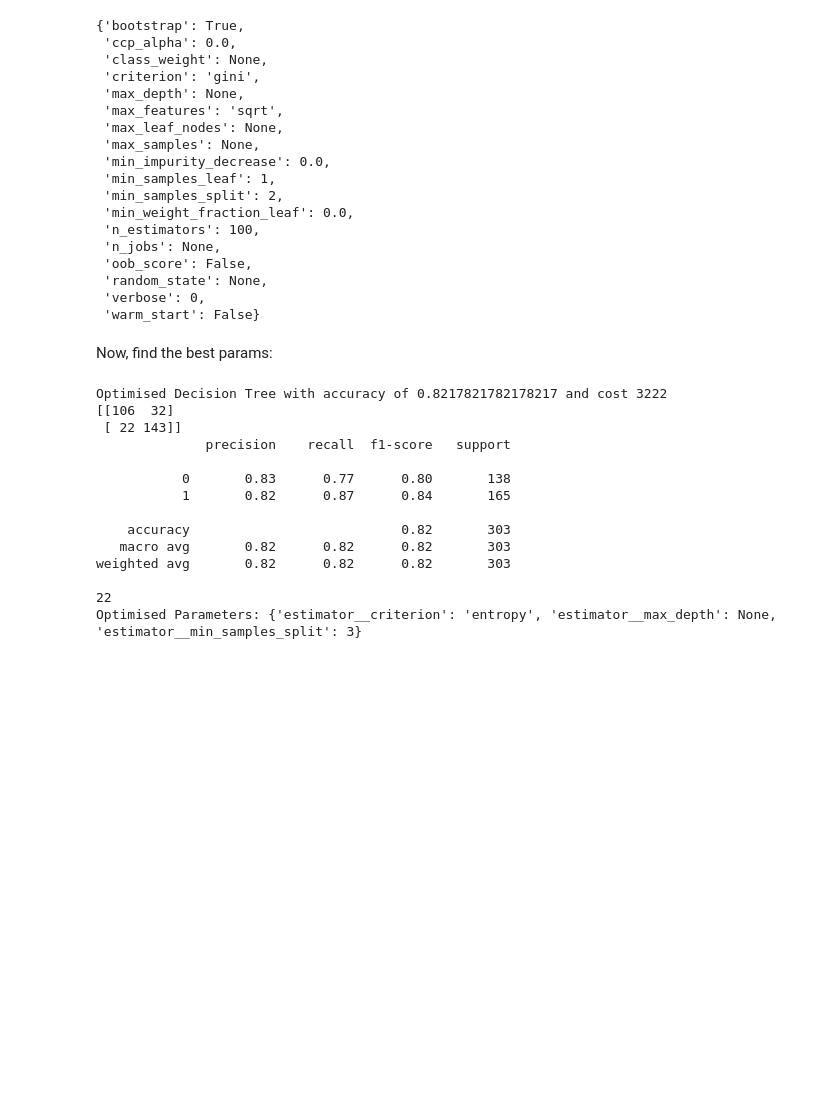
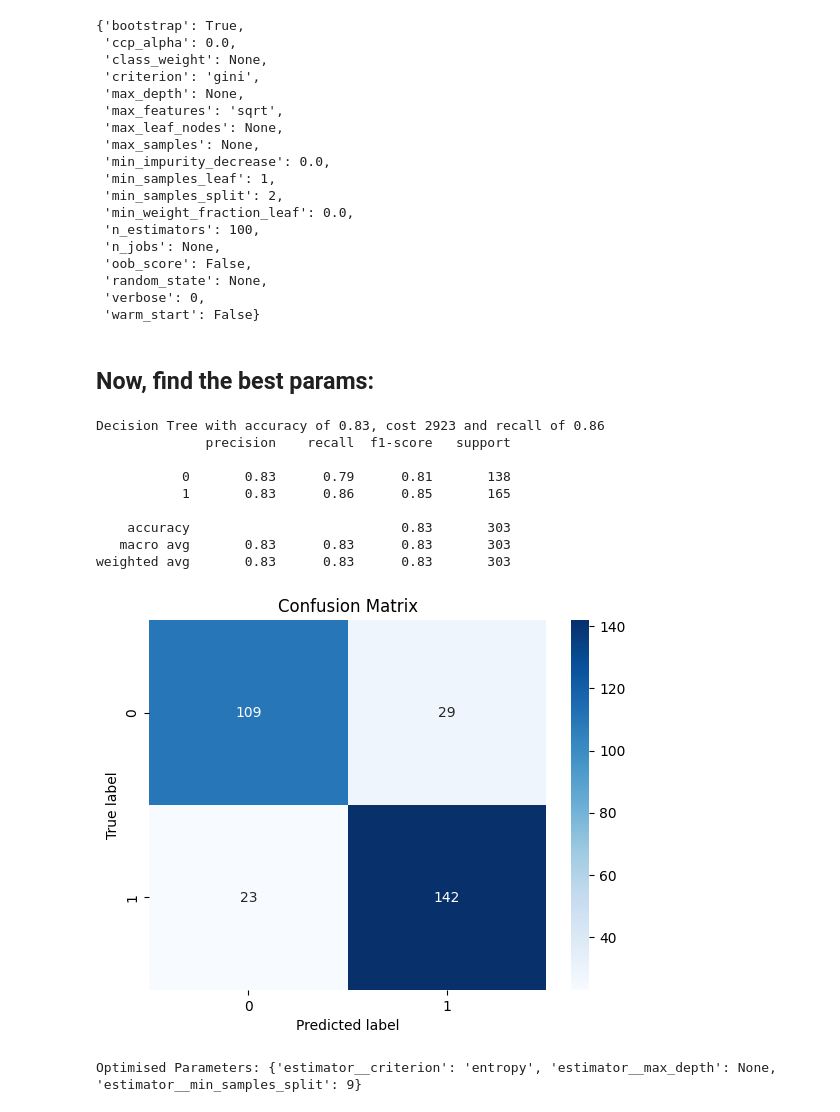
Before and after one commit to TimeLegend35/ml_group4_heart_attack, a Jupyter notebook: tobi3.ipynb, the cells around one changed output. Drawn from its saved outputs; the diff is of its cells as text; code cells hidden in the pictures; blank space fills up the shorter version.

```diff
--- a/tobi3.ipynb
+++ b/tobi3.ipynb
@@ -79,7 +92,7 @@ from sklearn.compose import ColumnTransformer
 from sklearn.tree import DecisionTreeClassifier
 from sklearn.model_selection import StratifiedKFold
 from sklearn.model_selection import cross_val_predict
-from sklearn.metrics import classification_report, accuracy_score, confusion_matrix
+from sklearn.metrics import classification_report, accuracy_score, recall_score, confusion_matrix
 from sklearn.ensemble import RandomForestClassifier
 
 # list all numerical features that we want to re-scale
@@ -107,7 +120,7 @@ display(preprocessor.fit_transform(heart_data))
 pipeline = Pipeline([
     ('preprocessing', preprocessor),
     # ('balancing', RandomOverSampler()),
-    ('estimator', RandomForestClassifier(random_state=42, n_estimators=150)) ])#DecisionTreeClassifier()) ])
+    ('estimator', RandomForestClassifier(random_state=42, n_estimators=75)) ])#DecisionTreeClassifier()) ])
 
 cv = StratifiedKFold(n_splits=10, shuffle=True, random_state=42)
 # %% [output]
@@ -177,7 +190,7 @@ RandomForestClassifier().get_params()
  'verbose': 0,
  'warm_start': False}
 # %% [markdown]
-Now, find the best params:
+## Now, find the best params:
 # %%
 from sklearn.model_selection import GridSearchCV
 from sklearn.metrics import make_scorer
@@ -188,44 +201,46 @@ parameters = {
     'estimator__max_depth':[ 2, 3, 4, 5, 6, 7, None],
     'estimator__min_samples_split' :[2,3,4,5,6,7,8,9,10]
 }
 
 # define the folds for the cross validation
 stratified_10_fold_cv = StratifiedKFold(n_splits=10, shuffle=True, random_state=42)
 
 # create a scorer for the grid search
 cost_score = make_scorer(cost_function, greater_is_better=False)
 
 # create the grid search estimator
 grid_search_estimator = GridSearchCV(pipeline, parameters, scoring=cost_score, cv=stratified_10_fold_cv)
 
 # cross-validate
 prediction = cross_val_predict(grid_search_estimator, heart_data, heart_target, cv=cv, n_jobs=-1)
 
 # calculate costs
 cm = confusion_matrix(heart_target, prediction)
 cost = cost_function(heart_target, prediction)
 acc = accuracy_score(heart_target, prediction)
+recall = recall_score(heart_target, prediction)
 
-print("Optimised Decision Tree with accuracy of {} and cost {}".format(acc, cost))
-print(cm)
+print("Decision Tree with accuracy of {}, cost {} and recall of {}".format(acc.round(2), cost, recall.round(2)))
 print(classification_report(heart_target, prediction))
-print(cm[1][0])
+
+sns.heatmap(cm, annot=True, cmap='Blues', fmt='d')
+plt.ylabel('True label')
+plt.xlabel('Predicted label')
+plt.title('Confusion Matrix')
+plt.show()
 
 # fit the grid search (= determine the optimal parameters)
 grid_search_estimator.fit(heart_data, heart_target)
 print("Optimised Parameters: {}".format(grid_search_estimator.best_params_))
 # %% [output]
-Optimised Decision Tree with accuracy of 0.8217821782178217 and cost 3222
-[[106  32]
- [ 22 143]]
+Decision Tree with accuracy of 0.83, cost 2923 and recall of 0.86
               precision    recall  f1-score   support
 
-           0       0.83      0.77      0.80       138
-           1       0.82      0.87      0.84       165
+           0       0.83      0.79      0.81       138
+           1       0.83      0.86      0.85       165
 
-    accuracy                           0.82       303
-   macro avg       0.82      0.82      0.82       303
-weighted avg       0.82      0.82      0.82       303
-
-22
-Optimised Parameters: {'estimator__criterion': 'entropy', 'estimator__max_depth': None, 'estimator__min_samples_split': 3}
+    accuracy                           0.83       303
+   macro avg       0.83      0.83      0.83       303
+weighted avg       0.83      0.83      0.83       303
+[figure, added]
+Optimised Parameters: {'estimator__criterion': 'entropy', 'estimator__max_depth': None, 'estimator__min_samples_split': 9}
```
Also changed, not shown: parts of 13 cells of this notebook.
